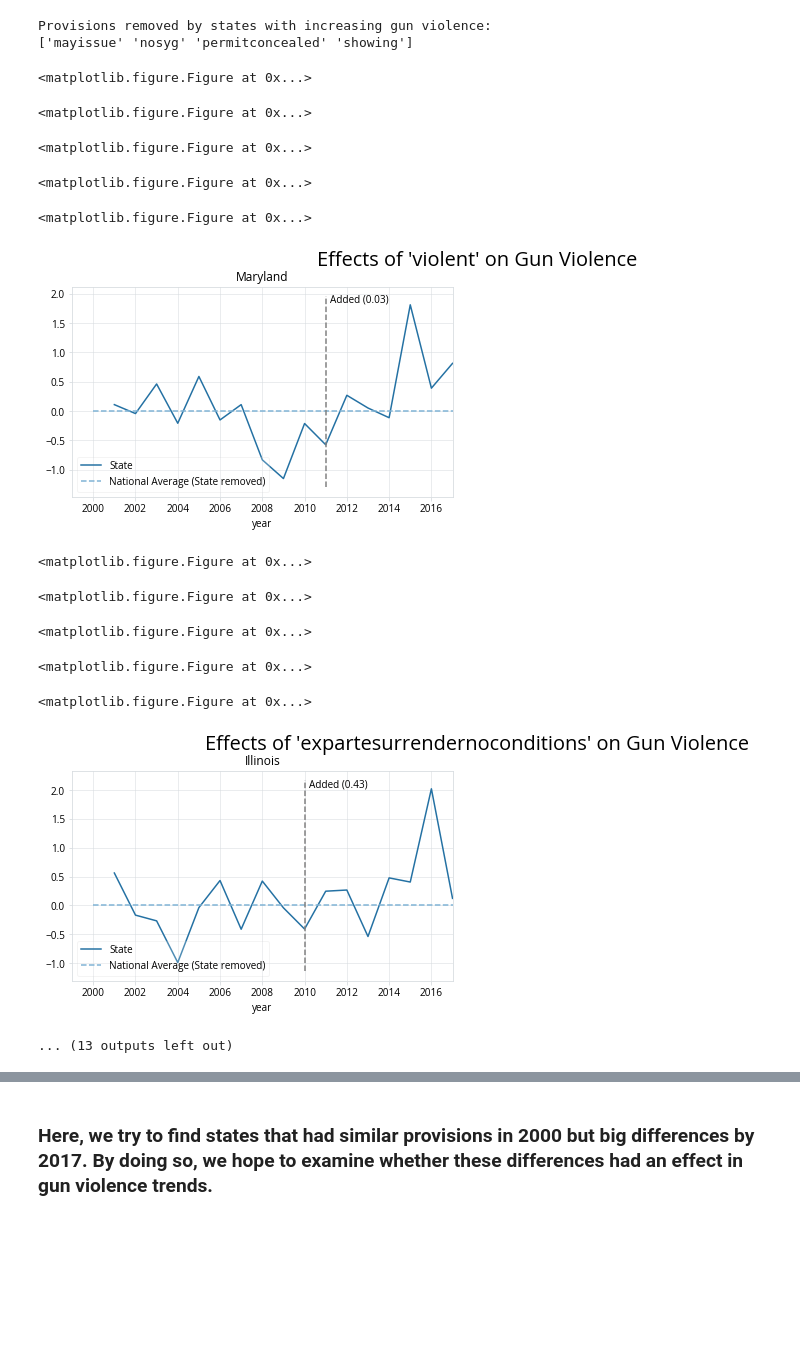
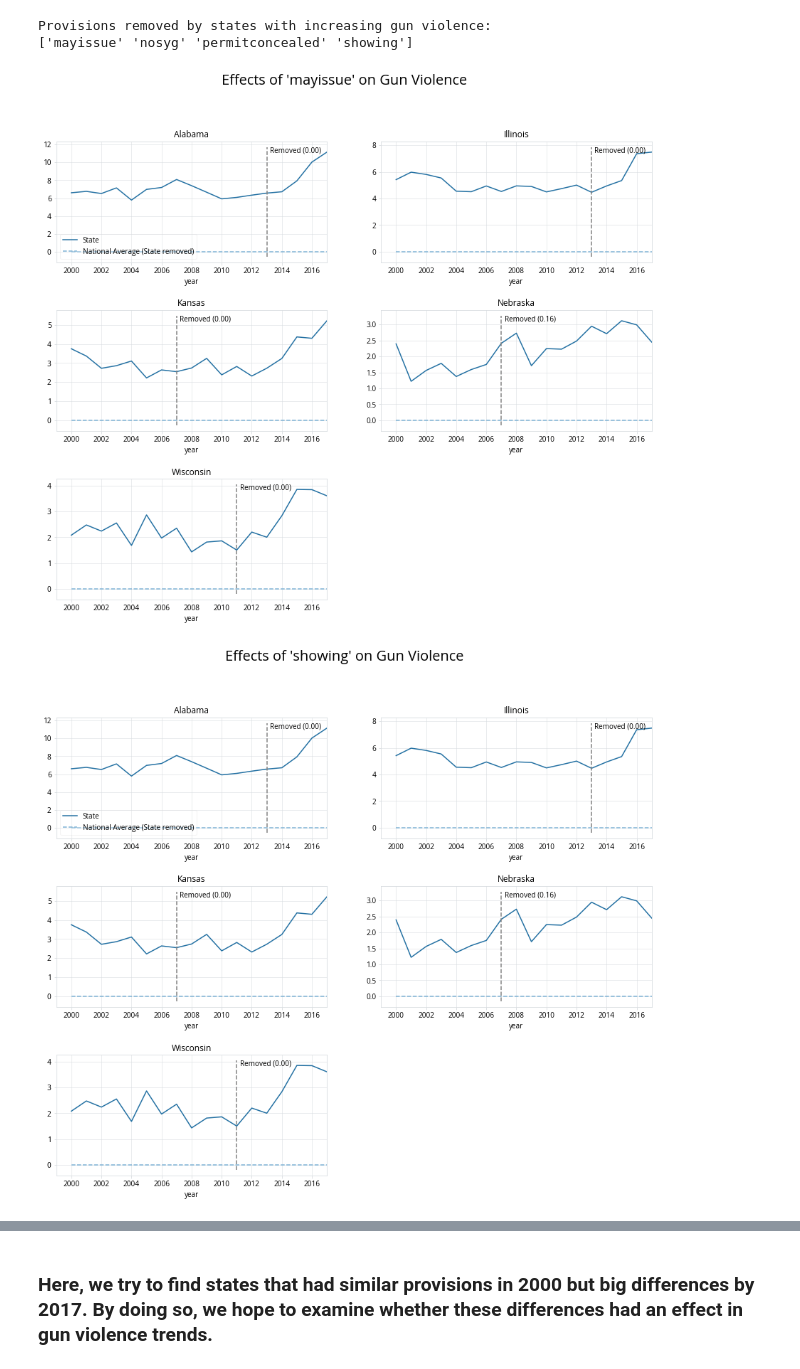
Before and after one commit to jonathanshuai/springboard-capstone1, a Jupyter notebook: visualization.ipynb, the cells around one changed output, grey strips where cells are left out. Cells and saved outputs as stored; diff of their text form; code cells hidden in the pictures; blank space fills up the shorter version.

```diff
--- a/visualization.ipynb
+++ b/visualization.ipynb
@@ -54,7 +75,7 @@ annual_df = pd.read_csv(annual_file, parse_dates=True, index_col=0)
 # Styling
 # make figures bigger
 mpl.rcParams['figure.figsize'] = 15, 8
-mpl.rc("savefig", dpi=240)
+mpl.rc("savefig", dpi=360)
 
 # change grid line styling
 mpl.rcParams['grid.color'] = '#d6dbdf'
@@ -608,7 +449,11 @@ def compare_provisions(annual_df, provisions_df, threshold=15, year=2017):
         # Get a p value using the Welch's t-test; **assumptions of t-test
         without_law = filtered_df[filtered_df[p] == 0]['gun_deaths_norm']
         with_law = filtered_df[filtered_df[p] == 1]['gun_deaths_norm']
-        p_list.append(scipy.stats.ttest_ind(without_law, with_law).pvalue)
+
+        if threshold != 0:
+            p_list.append(scipy.stats.ttest_ind(without_law, with_law).pvalue)
+        else:
+            p_list.append(1)
 
         a_size_list.append(filtered_df[filtered_df[p] == 0].shape[0])
 
@@ -620,7 +465,7 @@ def compare_provisions(annual_df, provisions_df, threshold=15, year=2017):
     results_df['diff'] = results_df['without'] - results_df['with']
     results_df['p_value'] = p_list
     results_df['n_without'] = a_size_list
-    results_df = results_df.sort_values('diff', ascending=False)
+    results_df = results_df.sort_values('p_value', ascending=True)
 
     return results_df
 # %%
@@ -892,7 +906,7 @@ def chow_test(time_series, split):
     f_top = (pooled_rss - (before_rss + after_rss)) / 2
     f_bottom = (before_rss + after_rss) / (df_before + df_after - 4)
 
-    ## F STATISTIC!!!
+    ##  f statistic
     f = f_top / f_bottom
     p_value = 1 - scipy.stats.f.cdf(f, 2, df_before + df_after - 4)
     return p_value
@@ -941,7 +955,8 @@ def visualize_provision(provision, lower_thresh=1, upper_thresh=16):
         chow_tests = []
         for year in law_changes.index:
             # Get chow test statistic
-            chow = chow_test((annual_by_date_df[state] - annual_by_date_df[state].shift()).dropna(), year)
+#             chow = chow_test((annual_by_date_df[state] - annual_by_date_df[state].shift()).dropna(), year)
+            chow = chow_test((annual_by_date_df[state]).dropna(), year)
             chow_tests.append(chow)
 
         chow_tests = pd.Series(chow_tests)
@@ -959,7 +974,7 @@ def visualize_provision(provision, lower_thresh=1, upper_thresh=16):
         # Take difference of trends from the state and the national average and plot it
         difference = annual_by_date_df[state]
 #         difference = annual_by_date_df[state] - national_avg
-        difference = annual_by_date_df[state] - annual_by_date_df[state].shift()
+#         difference = annual_by_date_df[state] - annual_by_date_df[state].shift()
 
         difference.plot(label='State')
 
@@ -984,49 +999,33 @@ def visualize_provision(provision, lower_thresh=1, upper_thresh=16):
     plt.suptitle('Effects of \'{}\' on Gun Violence'.format(provision), fontsize=20)
 
     # Space out the plots a bit more vertically
-    plt.subplots_adjust(top=0.84 + (0.015 * rows), hspace=0.4)
+    plt.subplots_adjust(top=0.84 + (0.010 * rows), hspace=0.4)
     plt.show()
 # %%
 # Remove dates before 2000 from provisions_df
 provisions_df['year'] = provisions_df['year'].astype(int)
 provisions_df = provisions_df[provisions_df['year'] >= 2000]
-
-# for provision in provisions_df.columns[2:-1]:
-#     visualize_provision(provision, lower_thresh=1, upper_thresh=16)
 
 # Provisions that both California and New York added between 2000 and 2017;
 # contributing to lowered gun violence:
 # 'magazinepreowned', 'mcdvsurrender', 'mcdvsurrenderdating', 'mcdvsurrendernoconditions'
 
 # Provisions that both Arizona and Rhode Island maintained
 # while still maintaining decreasing gun violence rates:
 # 'age18longgunpossess', 'danger', 'invcommitment', 'invoutpatient'
 
 # Provisions that at least two of Alaska, Missouri, and Alabama repealed
 # contributing to increased gun violence:
 # 'mayissue', 'nosyg', 'showing', 'permitconcealed'
 
-
-# for provision in ['magazinepreowned', 'mcdvsurrender', 'mcdvsurrenderdating', 'mcdvsurrendernoconditions']:
-#     visualize_provision(provision, lower_thresh=5, upper_thresh=15) # Not bad
-
-for provision in ['lockstandards', 'magazinepreowned', 'onefeature', 'assaultregister', 'assaulttransfer', 'violent', 'violenth', 'tenroundlimit', 'assault', 'assaultlist', 'magazine', 'expartesurrendernoconditions', 'expartesurrenderdating', 'showing', 'preemptionnarrow', 'mcdvsurrenderdating', 'preemptionbroad', 'expartesurrender', 'mentalhealth', 'mayissue', 'amm21h', 'loststolen', 'fingerprint'] :
-    visualize_provision(provision, lower_thresh=5, upper_thresh=15) # Not bad
-
 # After looking through the provisions, I chose some that seemed to be particularly interesting
 visualize_provision('mayissue', lower_thresh=5, upper_thresh=15) # Good!**
 visualize_provision('showing', lower_thresh=5, upper_thresh=15) # Good!**
+visualize_provision('mcdvsurrender', lower_thresh=2, upper_thresh=15) # Good!**
+visualize_provision('mcdvsurrenderdating', lower_thresh=2, upper_thresh=16) # Good!**
+visualize_provision('permitconcealed', lower_thresh=2, upper_thresh=16) # Good!**
+
+# visualize_provision('nosyg', lower_thresh=5, upper_thresh=15)
 # %% [output]
-<matplotlib.figure.Figure at 0x...>
-<matplotlib.figure.Figure at 0x...>
-<matplotlib.figure.Figure at 0x...>
-<matplotlib.figure.Figure at 0x...>
-<matplotlib.figure.Figure at 0x...>
-[figure, old version]
+[figure, new version]
-<matplotlib.figure.Figure at 0x...>
-<matplotlib.figure.Figure at 0x...>
-<matplotlib.figure.Figure at 0x...>
-<matplotlib.figure.Figure at 0x...>
-<matplotlib.figure.Figure at 0x...>
-[figure, old version]
+[figure, new version]
-... (13 outputs left out)
```
Also changed, not shown: parts of 69 cells of this notebook, 6 other files.
